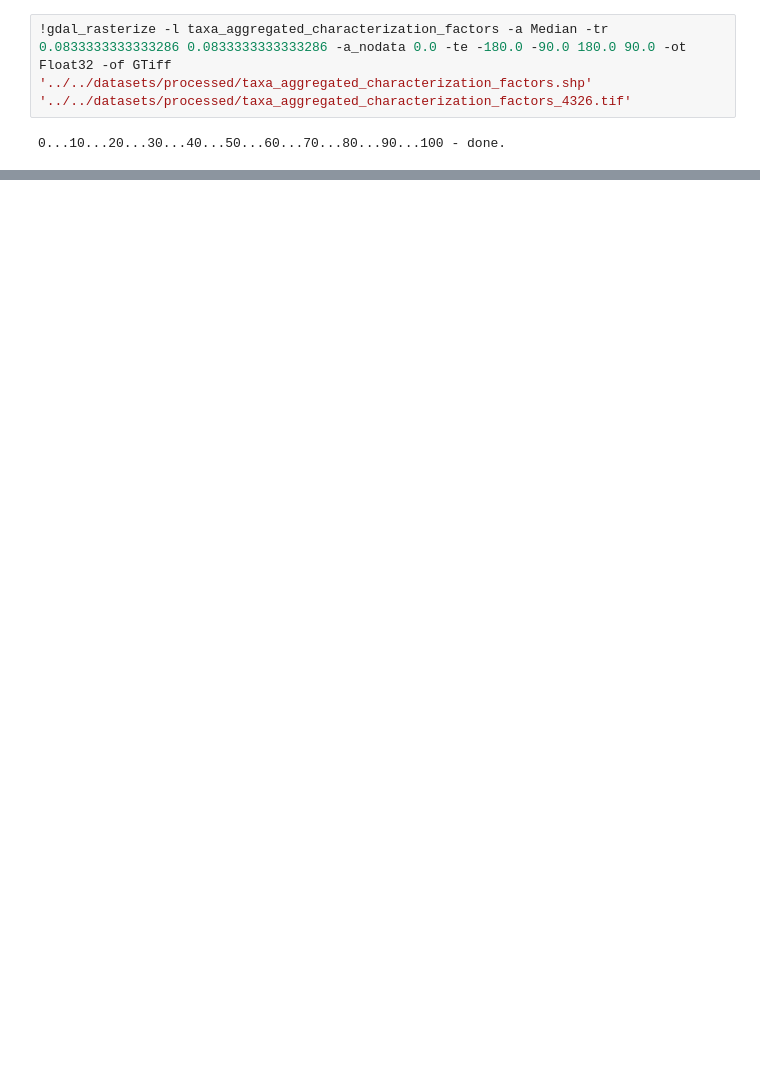
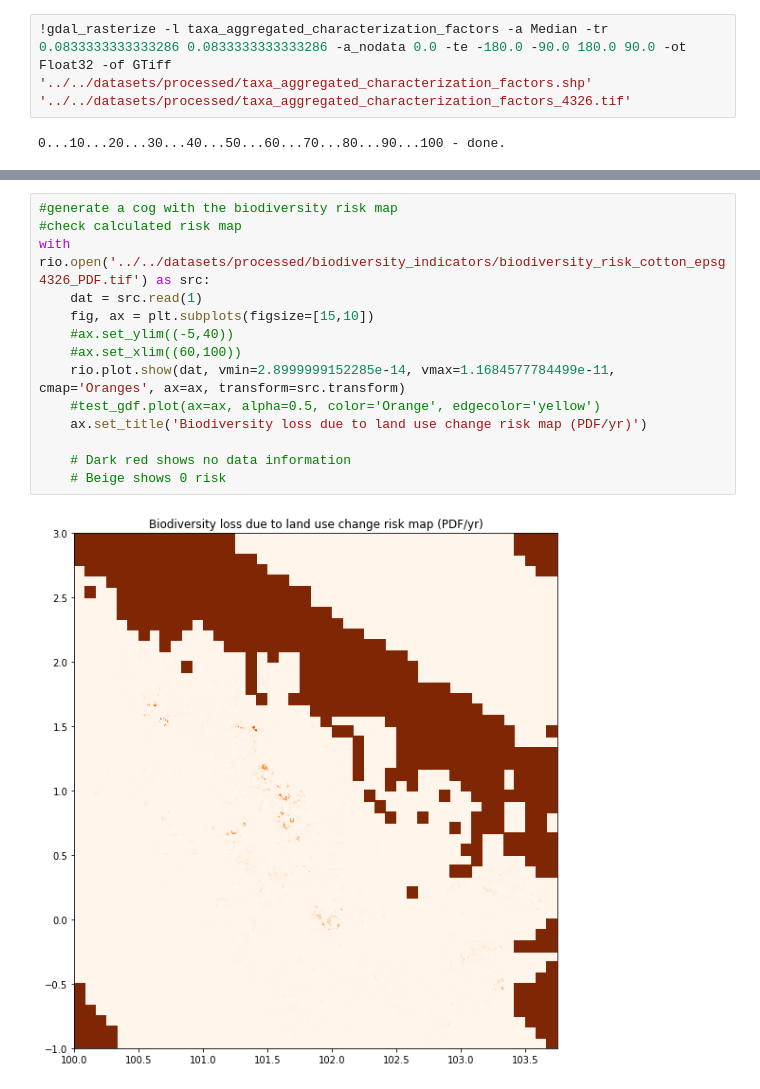
Before and after one commit to Vizzuality/landgriffon, a Jupyter notebook: data/notebooks/Lab/1_biodiversity_indicator.ipynb, the cells around one changed output, grey strips where cells are left out. Saved outputs shown, nothing was run; the diff lists cells and outputs as text; blank space fills up the shorter version.

```diff
--- a/data/notebooks/Lab/1_biodiversity_indicator.ipynb
+++ b/data/notebooks/Lab/1_biodiversity_indicator.ipynb
@@ -174 +297,17 @@ with rio.open('../../datasets/processed/taxa_aggregated_characterization_factors
+# %%
+#generate a cog with the biodiversity risk map
+#check calculated risk map
+with rio.open('../../datasets/processed/biodiversity_indicators/biodiversity_risk_cotton_epsg4326_PDF.tif') as src:
+    dat = src.read(1)
+    fig, ax = plt.subplots(figsize=[15,10])
+    #ax.set_ylim((-5,40))
+    #ax.set_xlim((60,100))
+    rio.plot.show(dat, vmin=2.8999999152285e-14, vmax=1.1684577784499e-11, cmap='Oranges', ax=ax, transform=src.transform)
+    #test_gdf.plot(ax=ax, alpha=0.5, color='Orange', edgecolor='yellow')
+    ax.set_title('Biodiversity loss due to land use change risk map (PDF/yr)')
+
+    # Dark red shows no data information
+    # Beige shows 0 risk
+# %% [output]
+[figure, added]
 # %% [markdown]
```
Also changed, not shown: parts of 79 cells of this notebook, 3 other files.
